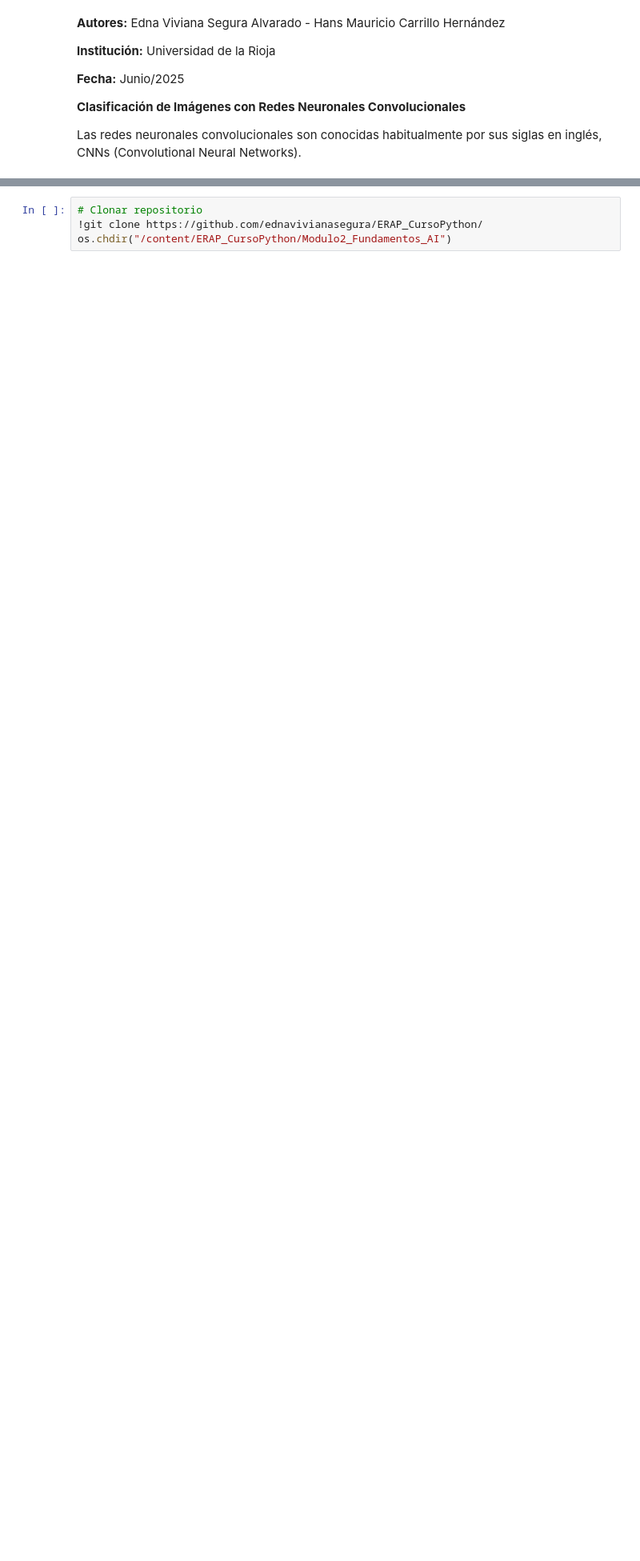
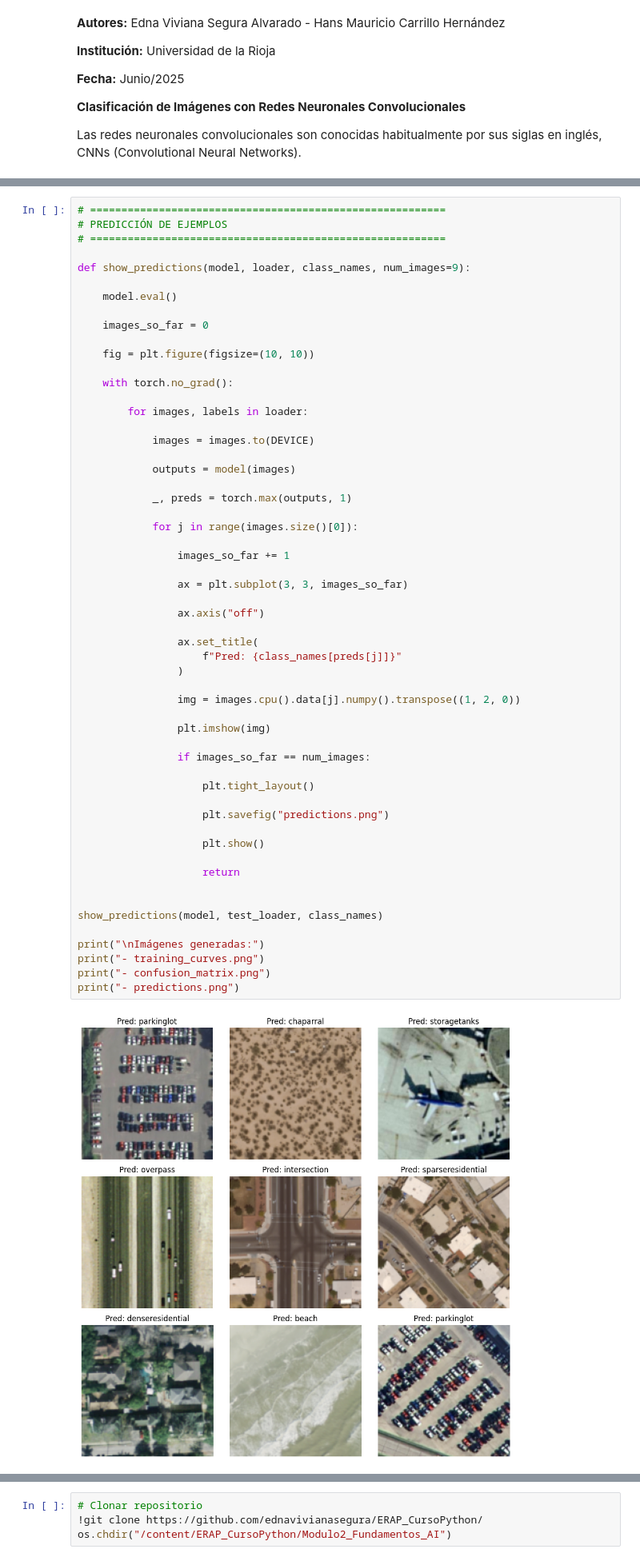
Before and after one commit to ednavivianasegura/Material_cursos_Evsa_Miuller, a Jupyter notebook: Modulo3_RedesNeuronales/redes_convolucionales_2026.ipynb, the cells around one changed output, grey strips where cells are left out. Shown at 80% size. Drawn from its saved outputs; the diff is of its cells as text; blank space fills up the shorter version.

```diff
--- a/Modulo3_RedesNeuronales/redes_convolucionales_2026.ipynb
+++ b/Modulo3_RedesNeuronales/redes_convolucionales_2026.ipynb
@@ -12,0 +539,58 @@ Las redes neuronales convolucionales son conocidas habitualmente por sus siglas
+# %%
+# =========================================================
+# PREDICCIÓN DE EJEMPLOS
+# =========================================================
+
+def show_predictions(model, loader, class_names, num_images=9):
+
+    model.eval()
+
+    images_so_far = 0
+
+    fig = plt.figure(figsize=(10, 10))
+
+    with torch.no_grad():
+
+        for images, labels in loader:
+
+            images = images.to(DEVICE)
+
+            outputs = model(images)
+
+            _, preds = torch.max(outputs, 1)
+
+            for j in range(images.size()[0]):
+
+                images_so_far += 1
+
+                ax = plt.subplot(3, 3, images_so_far)
+
+                ax.axis("off")
+
+                ax.set_title(
+                    f"Pred: {class_names[preds[j]]}"
+                )
+
+                img = images.cpu().data[j].numpy().transpose((1, 2, 0))
+
+                plt.imshow(img)
+
+                if images_so_far == num_images:
+
+                    plt.tight_layout()
+
+                    plt.savefig("predictions.png")
+
+                    plt.show()
+
+                    return
+
+
+show_predictions(model, test_loader, class_names)
+
+print("\nImágenes generadas:")
+print("- training_curves.png")
+print("- confusion_matrix.png")
+print("- predictions.png")
+# %% [output]
+[figure, added]
```
Also changed, not shown: parts of 29 cells of this notebook.
